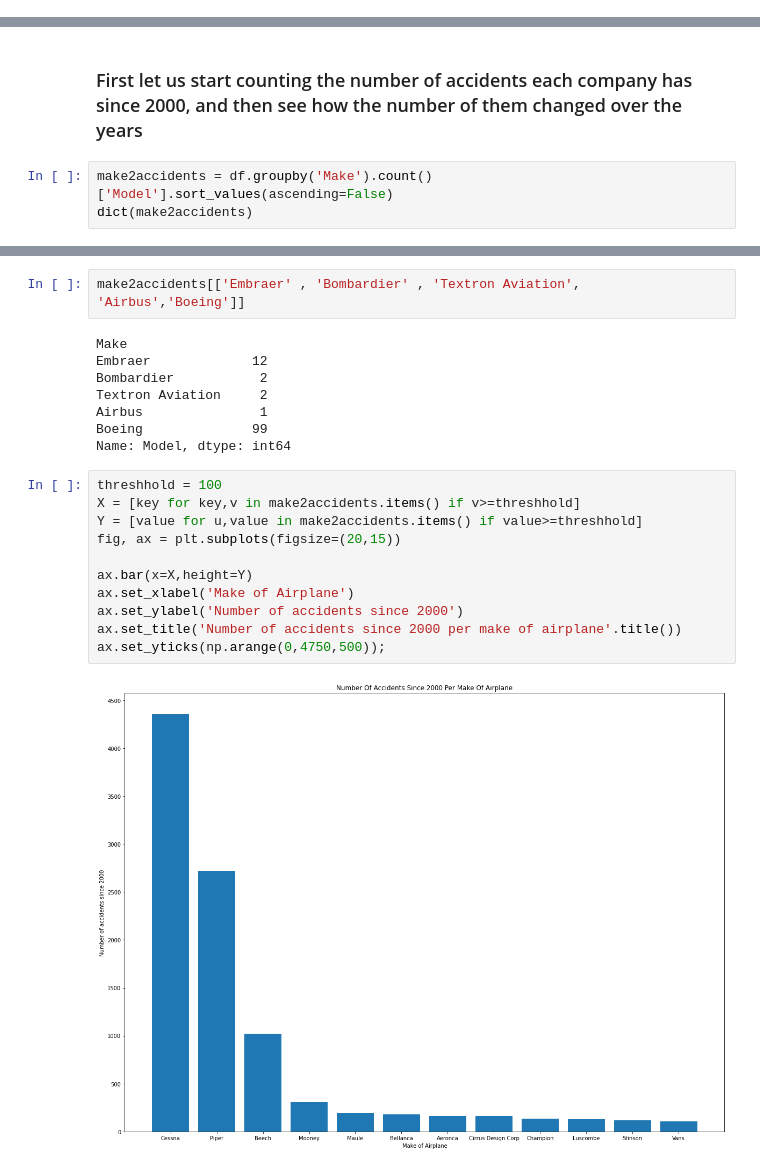
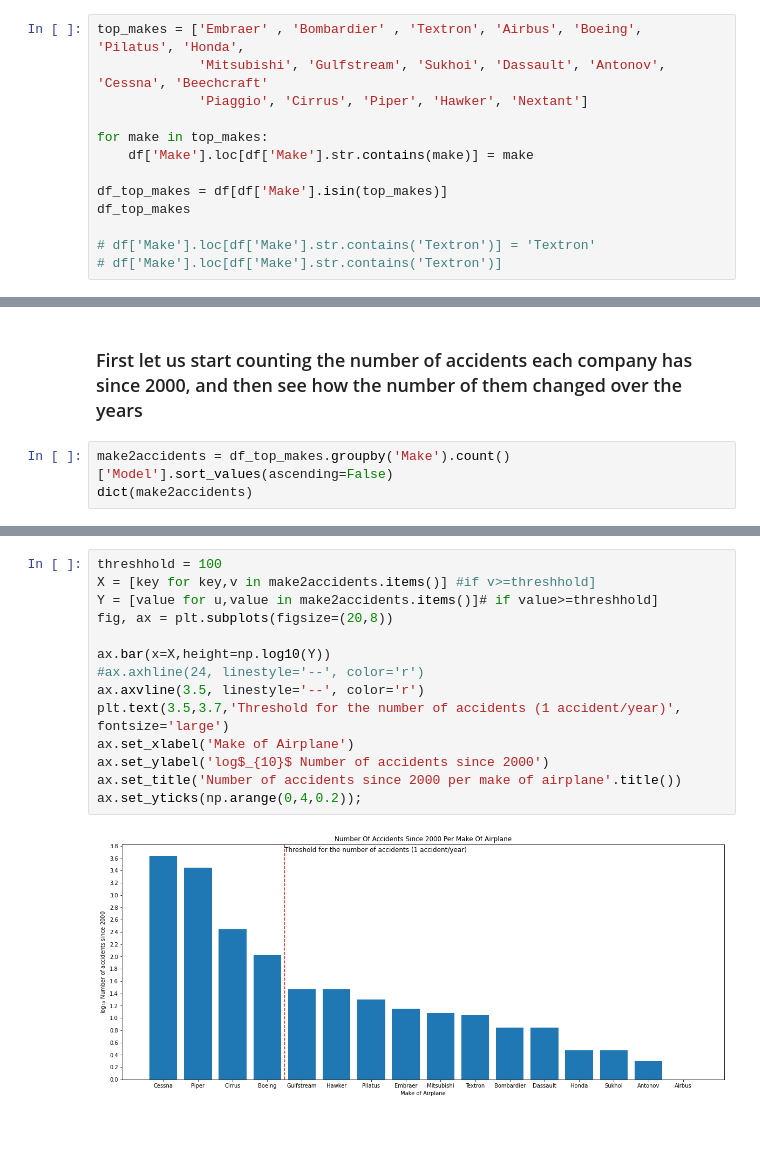
Before and after one commit to silver032/dsc-aviation_market_entry, a Jupyter notebook: aviation_market_entry_analysis.ipynb, the cells around one changed output, grey strips where cells are left out. Cells and saved outputs as stored; diff of their text form; blank space fills up the shorter version.

Commit message:
New graphs and data analysis

```diff
--- a/aviation_market_entry_analysis.ipynb
+++ b/aviation_market_entry_analysis.ipynb
@@ -342,0 +347,13 @@ df.head()
+# %%
+top_makes = ['Embraer' , 'Bombardier' , 'Textron', 'Airbus', 'Boeing', 'Pilatus', 'Honda',
+             'Mitsubishi', 'Gulfstream', 'Sukhoi', 'Dassault', 'Antonov', 'Cessna', 'Beechcraft'
+             'Piaggio', 'Cirrus', 'Piper', 'Hawker', 'Nextant']
+
+for make in top_makes:
+    df['Make'].loc[df['Make'].str.contains(make)] = make
+
+df_top_makes = df[df['Make'].isin(top_makes)]
+df_top_makes
+
+# df['Make'].loc[df['Make'].str.contains('Textron')] = 'Textron'
+# df['Make'].loc[df['Make'].str.contains('Textron')]
@@ -345,6 +393,6 @@ df.head()
 # %% [markdown]
 ### First let us start counting the number of accidents each company has since 2000, and then see how the number of them changed over the years
 # %%
-make2accidents = df.groupby('Make').count()['Model'].sort_values(ascending=False)
+make2accidents = df_top_makes.groupby('Make').count()['Model'].sort_values(ascending=False)
 dict(make2accidents)
 # %% [output]
@@ -368,24 +415,17 @@ dict(make2accidents)
-# %%
-make2accidents[['Embraer' , 'Bombardier' , 'Textron Aviation', 'Airbus','Boeing']]
-# %% [output]
-Make
-Embraer             12
-Bombardier           2
-Textron Aviation     2
-Airbus               1
-Boeing              99
-Name: Model, dtype: int64
 # %%
 threshhold = 100
-X = [key for key,v in make2accidents.items() if v>=threshhold]
-Y = [value for u,value in make2accidents.items() if value>=threshhold]
-fig, ax = plt.subplots(figsize=(20,15))
+X = [key for key,v in make2accidents.items()] #if v>=threshhold]
+Y = [value for u,value in make2accidents.items()]# if value>=threshhold]
+fig, ax = plt.subplots(figsize=(20,8))
 
-ax.bar(x=X,height=Y)
+ax.bar(x=X,height=np.log10(Y))
+#ax.axhline(24, linestyle='--', color='r')
+ax.axvline(3.5, linestyle='--', color='r')
+plt.text(3.5,3.7,'Threshold for the number of accidents (1 accident/year)', fontsize='large')
 ax.set_xlabel('Make of Airplane')
-ax.set_ylabel('Number of accidents since 2000')
+ax.set_ylabel('log$_{10}$ Number of accidents since 2000')
 ax.set_title('Number of accidents since 2000 per make of airplane'.title())
-ax.set_yticks(np.arange(0,4750,500));
+ax.set_yticks(np.arange(0,4,0.2));
 # %% [output]
-[figure, old version]
+[figure, new version]
 # %%
```
Also changed, not shown: parts of 10 cells of this notebook.
